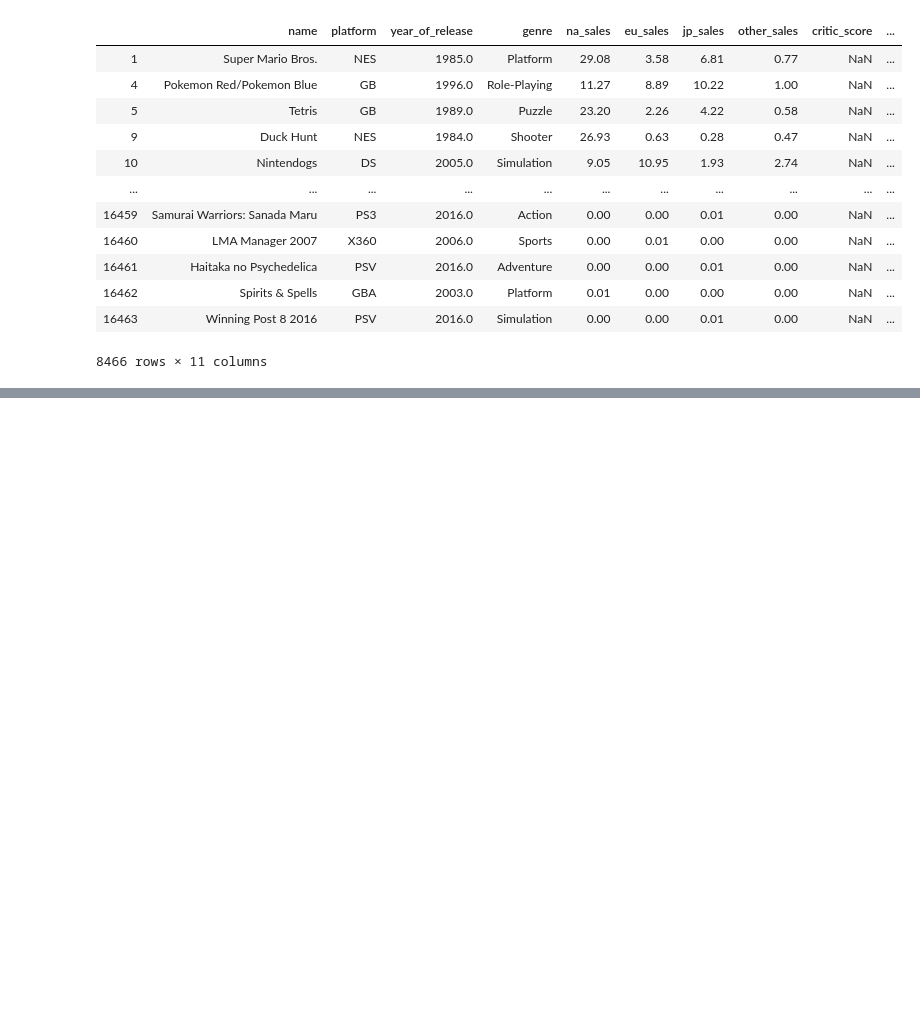
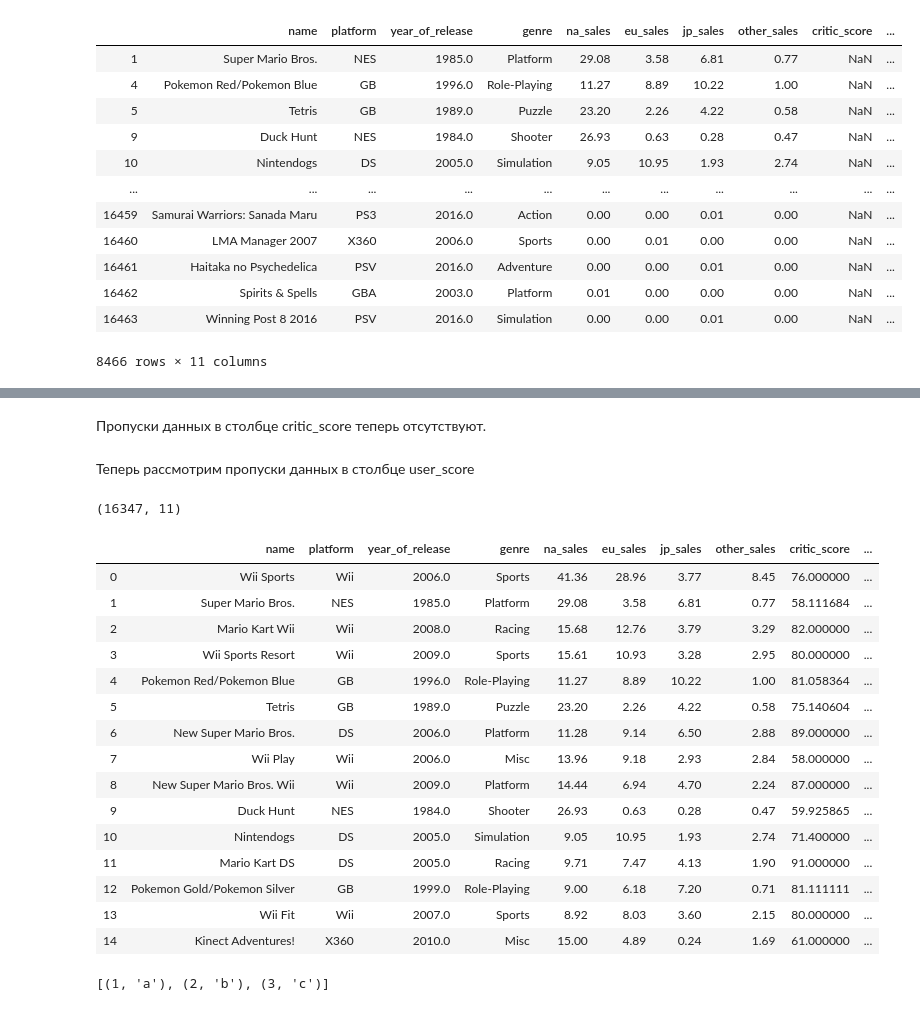
Before and after one commit to nktnlx/data_analysis_portfolio, a Jupyter notebook: video_games_sales.ipynb, the cells around one changed output, grey strips where cells are left out. Saved outputs shown, nothing was run; the diff lists cells and outputs as text; code cells hidden in the pictures; blank space fills up the shorter version.

Commit message:
stage 2 critic score finished

```diff
--- a/video_games_sales.ipynb
+++ b/video_games_sales.ipynb
@@ -300,0 +625,7 @@ df[df['critic_score'].isna()]
+# %%
+# проводим группировку и считаем среднее по строкам с наличием значений
+avg1 = df.dropna(subset=['critic_score']) \
+    .groupby(['platform'], as_index=False) \
+    .agg({'critic_score': 'mean'})
+
+avg1
@@ -300,0 +650,11 @@ df[df['critic_score'].isna()]
+# %%
+# создание списков по колонкам датафрейма
+avg_cr_score_plt = avg1.platform.to_list()
+avg_cr_score_scr = avg1.critic_score.to_list()
+
+# создание списка кортежей
+avg_cr_score_plt_lst = list(zip(avg_cr_score_plt,
+                           avg_cr_score_scr))
+
+# проверка получившегося результата выводом
+print(*avg_cr_score_plt_lst, sep='\n')
@@ -300,0 +679,5 @@ df[df['critic_score'].isna()]
+# %%
+for row in df[df['critic_score'].isna()].itertuples():  # итерируемся по строкам датафрейма
+    for tup in avg_cr_score_plt_lst:  # итерируемся по кортежам списка
+        if row.platform == tup[0]:  # сопоставление названий платформы
+            df.loc[row.Index, 'critic_score'] = tup[1]  # замена NaN на посчитанное средне
@@ -300,0 +739,4 @@ df[df['critic_score'].isna()]
+# %%
+# удаляем строки с пропусками данных в столбце critic_score
+# делаем сброс индексов
+df = df.dropna(subset=['critic_score']).reset_index(drop=True)
@@ -300,0 +759,36 @@ df[df['critic_score'].isna()]
+# %% [markdown]
+Пропуски данных в столбце critic_score теперь отсутствуют.
+# %% [markdown]
+Теперь рассмотрим пропуски данных в столбце user_score
+# %%
+df.shape
+# %% [output]
+(16347, 11)
+# %%
+df.head(15)
+# %% [output]
+|  | name | platform | year_of_release | genre | na_sales | eu_sales | jp_sales | other_sales | critic_score | ... |
+| 0 | Wii Sports | Wii | 2006.0 | Sports | 41.36 | 28.96 | 3.77 | 8.45 | 76.000000 | ... |
+| 1 | Super Mario Bros. | NES | 1985.0 | Platform | 29.08 | 3.58 | 6.81 | 0.77 | 58.111684 | ... |
+| 2 | Mario Kart Wii | Wii | 2008.0 | Racing | 15.68 | 12.76 | 3.79 | 3.29 | 82.000000 | ... |
+| 3 | Wii Sports Resort | Wii | 2009.0 | Sports | 15.61 | 10.93 | 3.28 | 2.95 | 80.000000 | ... |
+| 4 | Pokemon Red/Pokemon Blue | GB | 1996.0 | Role-Playing | 11.27 | 8.89 | 10.22 | 1.00 | 81.058364 | ... |
+| 5 | Tetris | GB | 1989.0 | Puzzle | 23.20 | 2.26 | 4.22 | 0.58 | 75.140604 | ... |
+| 6 | New Super Mario Bros. | DS | 2006.0 | Platform | 11.28 | 9.14 | 6.50 | 2.88 | 89.000000 | ... |
+| 7 | Wii Play | Wii | 2006.0 | Misc | 13.96 | 9.18 | 2.93 | 2.84 | 58.000000 | ... |
+| 8 | New Super Mario Bros. Wii | Wii | 2009.0 | Platform | 14.44 | 6.94 | 4.70 | 2.24 | 87.000000 | ... |
+| 9 | Duck Hunt | NES | 1984.0 | Shooter | 26.93 | 0.63 | 0.28 | 0.47 | 59.925865 | ... |
+| 10 | Nintendogs | DS | 2005.0 | Simulation | 9.05 | 10.95 | 1.93 | 2.74 | 71.400000 | ... |
+| 11 | Mario Kart DS | DS | 2005.0 | Racing | 9.71 | 7.47 | 4.13 | 1.90 | 91.000000 | ... |
+| 12 | Pokemon Gold/Pokemon Silver | GB | 1999.0 | Role-Playing | 9.00 | 6.18 | 7.20 | 0.71 | 81.111111 | ... |
+| 13 | Wii Fit | Wii | 2007.0 | Sports | 8.92 | 8.03 | 3.60 | 2.15 | 80.000000 | ... |
+| 14 | Kinect Adventures! | X360 | 2010.0 | Misc | 15.00 | 4.89 | 0.24 | 1.69 | 61.000000 | ... |
+# %%
+a = [1, 2, 3]
+b = ['a', 'b', 'c']
+
+c = list(zip(a, b))
+
+print(c)
+# %% [output]
+[(1, 'a'), (2, 'b'), (3, 'c')]
```
Also changed, not shown: parts of 42 cells of this notebook.
